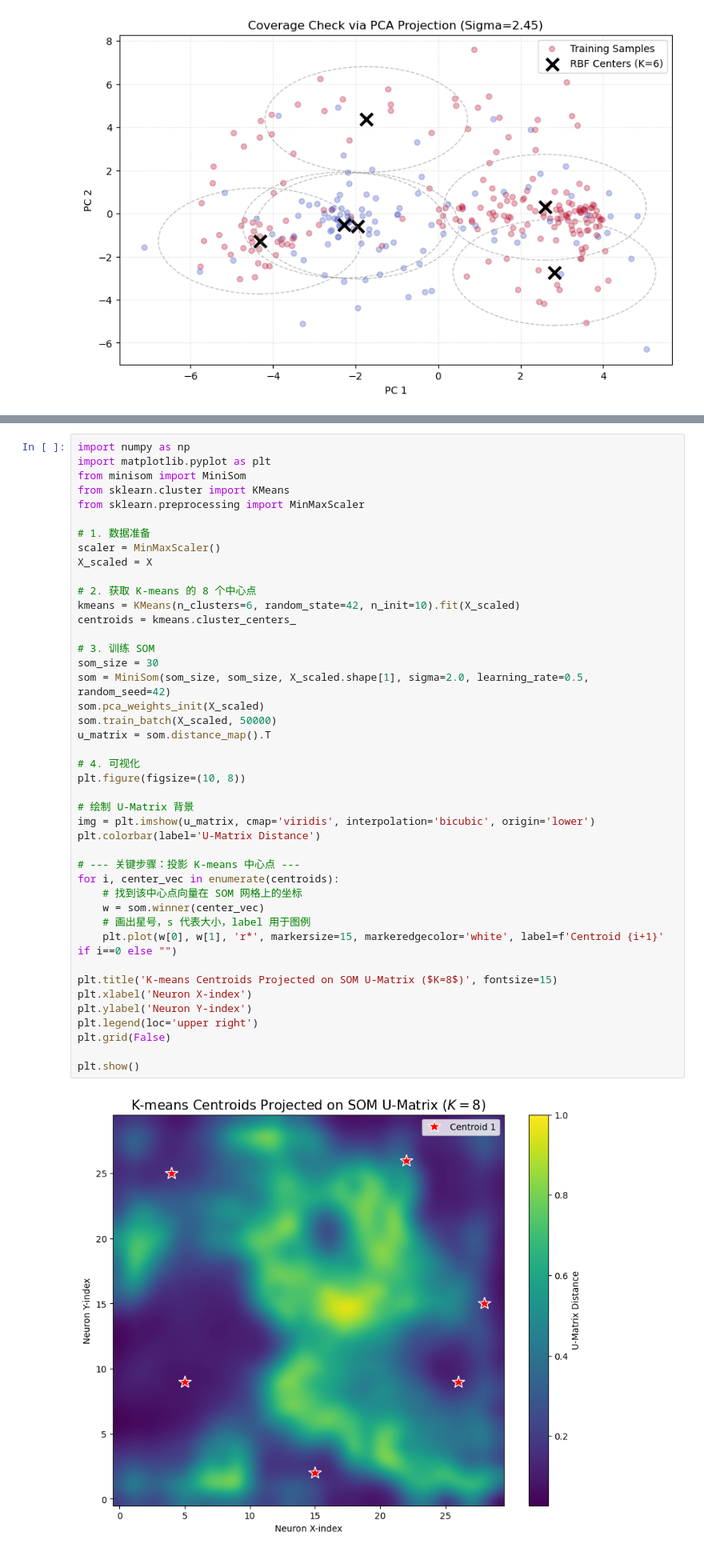
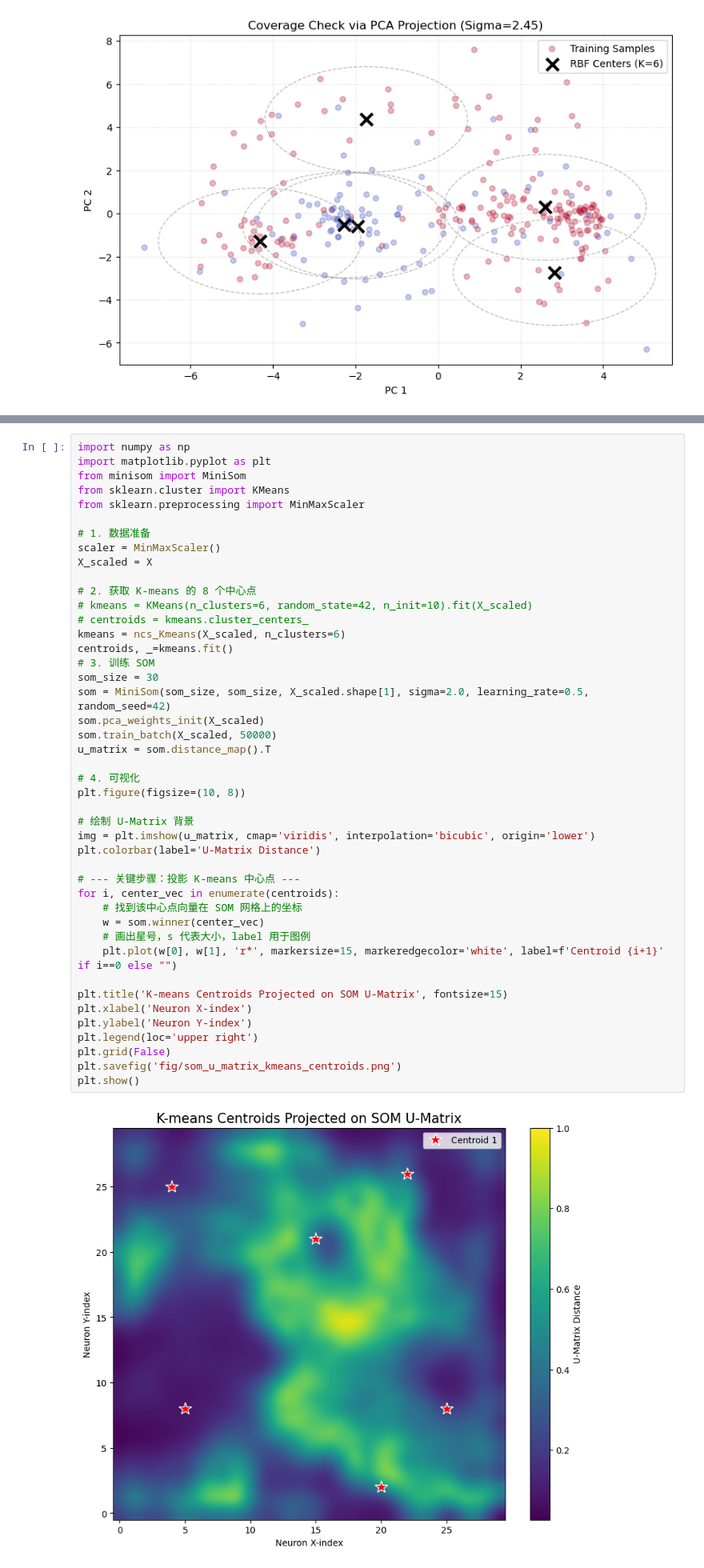
Before and after one commit to yzmyyds/NTU_EE7207, a Jupyter notebook: Assignments/A1/RBFNN.ipynb, the cells around one changed output, grey strips where cells are left out. Shown at 80% size. Cells and saved outputs as stored; diff of their text form.

```diff
--- a/Assignments/A1/RBFNN.ipynb
+++ b/Assignments/A1/RBFNN.ipynb
@@ -318,39 +299,40 @@ scaler = MinMaxScaler()
 X_scaled = X
 
 # 2. 获取 K-means 的 8 个中心点
-kmeans = KMeans(n_clusters=6, random_state=42, n_init=10).fit(X_scaled)
-centroids = kmeans.cluster_centers_
-
+# kmeans = KMeans(n_clusters=6, random_state=42, n_init=10).fit(X_scaled)
+# centroids = kmeans.cluster_centers_
+kmeans = ncs_Kmeans(X_scaled, n_clusters=6)
+centroids, _=kmeans.fit()
 # 3. 训练 SOM
 som_size = 30
 som = MiniSom(som_size, som_size, X_scaled.shape[1], sigma=2.0, learning_rate=0.5, random_seed=42)
 som.pca_weights_init(X_scaled)
 som.train_batch(X_scaled, 50000)
 u_matrix = som.distance_map().T
 
 # 4. 可视化
 plt.figure(figsize=(10, 8))
 
 # 绘制 U-Matrix 背景
 img = plt.imshow(u_matrix, cmap='viridis', interpolation='bicubic', origin='lower')
 plt.colorbar(label='U-Matrix Distance')
 
 # --- 关键步骤：投影 K-means 中心点 ---
 for i, center_vec in enumerate(centroids):
     # 找到该中心点向量在 SOM 网格上的坐标
     w = som.winner(center_vec)
     # 画出星号，s 代表大小，label 用于图例
     plt.plot(w[0], w[1], 'r*', markersize=15, markeredgecolor='white', label=f'Centroid {i+1}' if i==0 else "")
 
-plt.title('K-means Centroids Projected on SOM U-Matrix ($K=8$)', fontsize=15)
+plt.title('K-means Centroids Projected on SOM U-Matrix', fontsize=15)
 plt.xlabel('Neuron X-index')
 plt.ylabel('Neuron Y-index')
 plt.legend(loc='upper right')
 plt.grid(False)
-
+plt.savefig('fig/som_u_matrix_kmeans_centroids.png')
 plt.show()
 # %% [output]
-[figure, old version]
+[figure, new version]
 # %%
 #use backpropogation to adjust sigma and weights
 import torch
```
Also changed, not shown: parts of 7 cells of this notebook, 6 other files.
